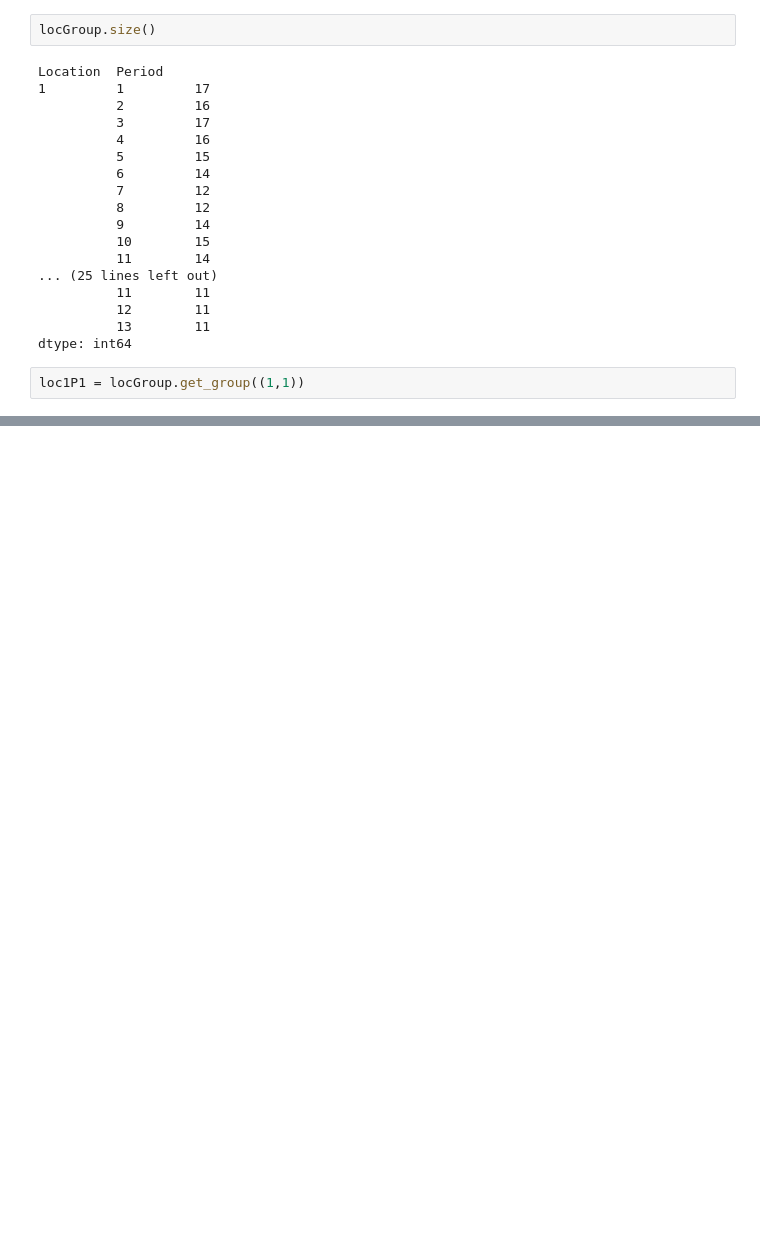
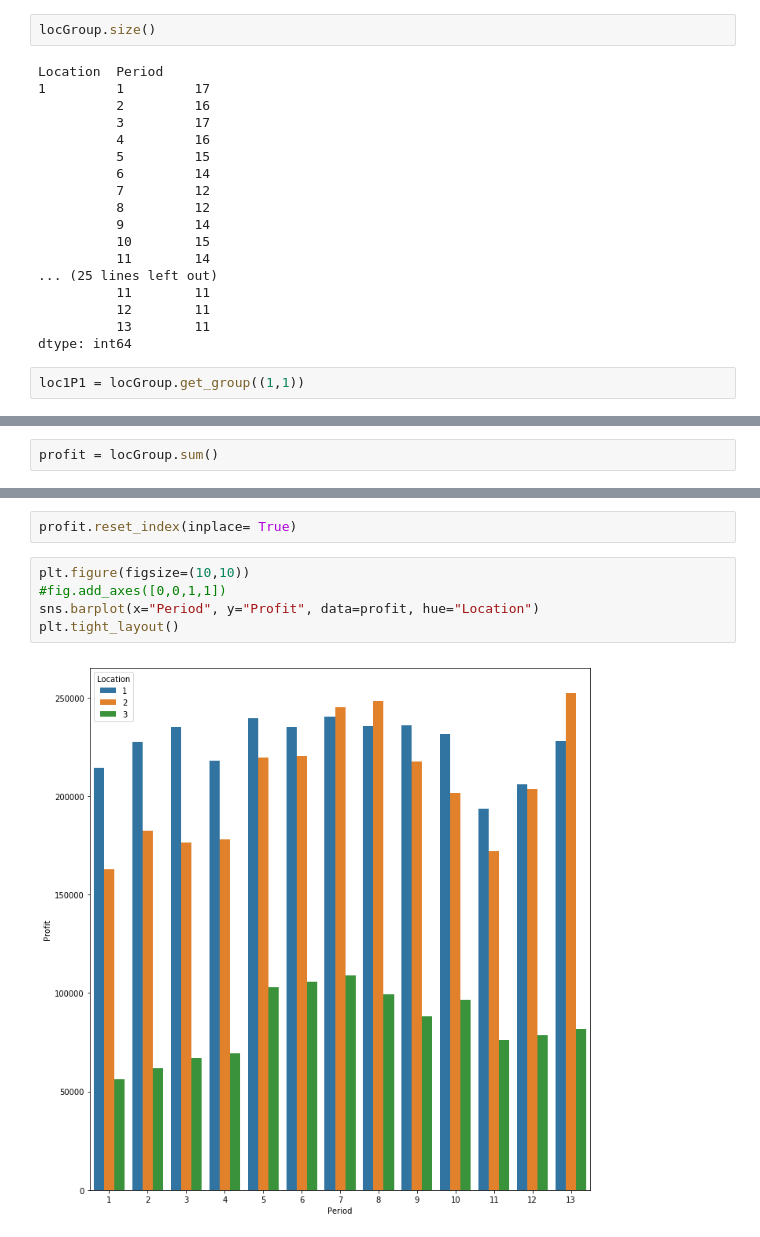
Before and after one commit to adminco/python_data_analysis, a Jupyter notebook: Concatenate_Merge_Join_Module.ipynb, the cells around one changed output, grey strips where cells are left out. Cells and saved outputs as stored; diff of their text form; blank space fills up the shorter version.

```diff
--- a/Concatenate_Merge_Join_Module.ipynb
+++ b/Concatenate_Merge_Join_Module.ipynb
@@ -557,0 +556,2 @@ plt.xticks(rotation=-45)
+# %%
+profit = locGroup.sum()
@@ -557,0 +566,9 @@ plt.xticks(rotation=-45)
+# %%
+profit.reset_index(inplace= True)
+# %%
+plt.figure(figsize=(10,10))
+#fig.add_axes([0,0,1,1])
+sns.barplot(x="Period", y="Profit", data=profit, hue="Location")
+plt.tight_layout()
+# %% [output]
+[figure, added]
```
Also changed, not shown: parts of 71 cells of this notebook, 5 other files.
